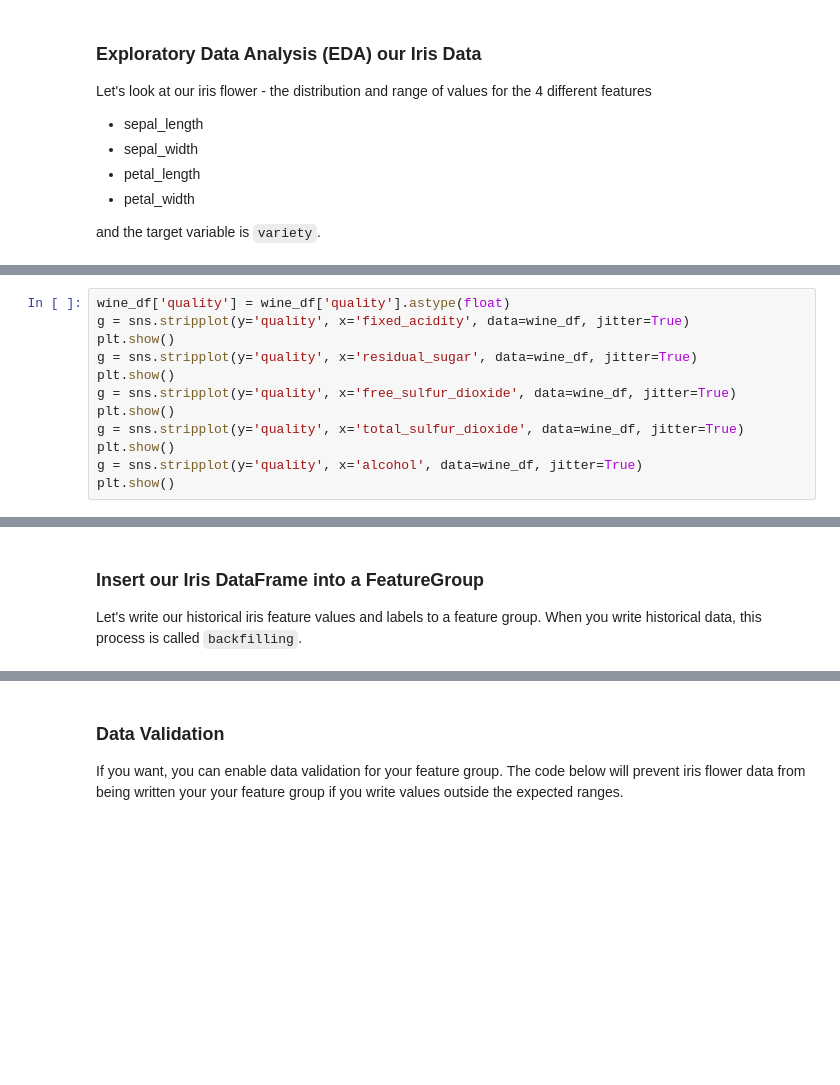
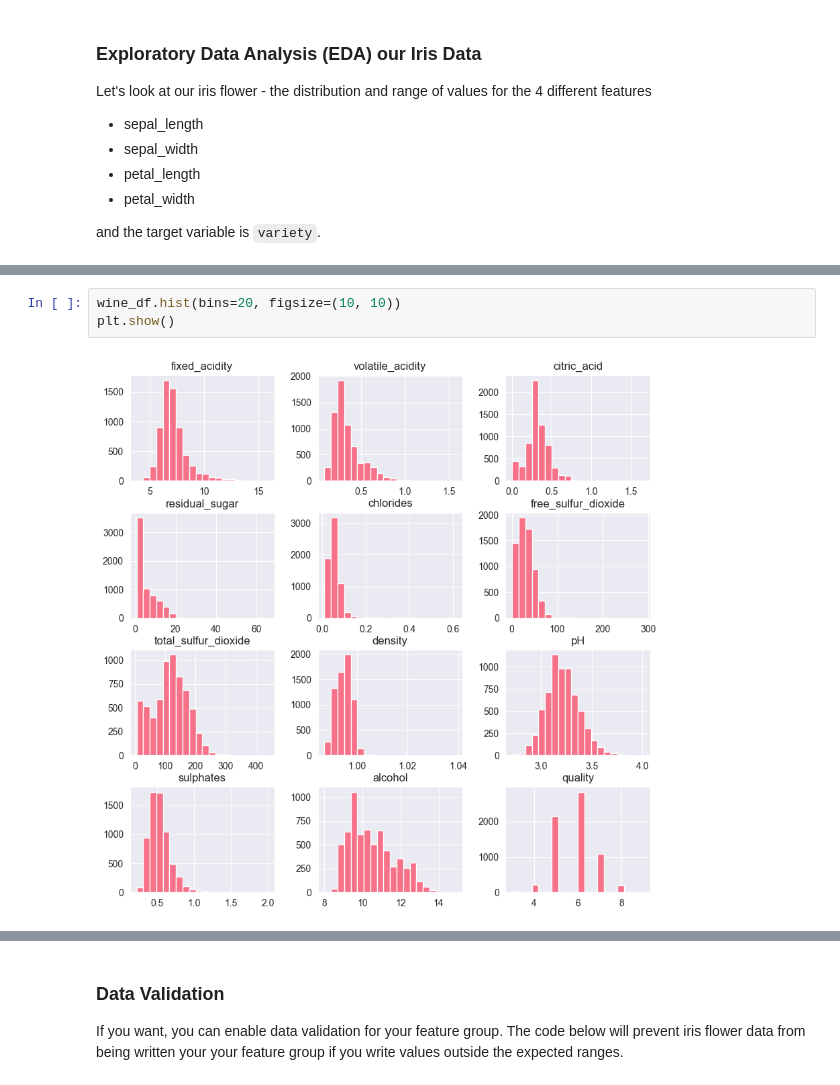
Before and after one commit to Epoxyra/id2223_lab1_wine, a Jupyter notebook: wine-eda-and-backfill-feature-group.ipynb, the cells around one changed output, grey strips where cells are left out. Cells and saved outputs as stored; diff of their text form; blank space fills up the shorter version.

```diff
--- a/wine-eda-and-backfill-feature-group.ipynb
+++ b/wine-eda-and-backfill-feature-group.ipynb
@@ -96,12 +82,0 @@ To do this, we can visualize the range of values for the length and width of the
-# %%
-wine_df['quality'] = wine_df['quality'].astype(float)
-g = sns.stripplot(y='quality', x='fixed_acidity', data=wine_df, jitter=True)
-plt.show()
-g = sns.stripplot(y='quality', x='residual_sugar', data=wine_df, jitter=True)
-plt.show()
-g = sns.stripplot(y='quality', x='free_sulfur_dioxide', data=wine_df, jitter=True)
-plt.show()
-g = sns.stripplot(y='quality', x='total_sulfur_dioxide', data=wine_df, jitter=True)
-plt.show()
-g = sns.stripplot(y='quality', x='alcohol', data=wine_df, jitter=True)
-plt.show()
@@ -124,4 +83,5 @@ plt.show()
-# %% [markdown]
-### Insert our Iris DataFrame into a FeatureGroup
-Let's write our historical iris feature values and labels to a feature group.
-When you write historical data, this process is called `backfilling`.
+# %%
+wine_df.hist(bins=20, figsize=(10, 10))
+plt.show()
+# %% [output]
+[figure, added]
```
Also changed, not shown: parts of 15 cells of this notebook.
